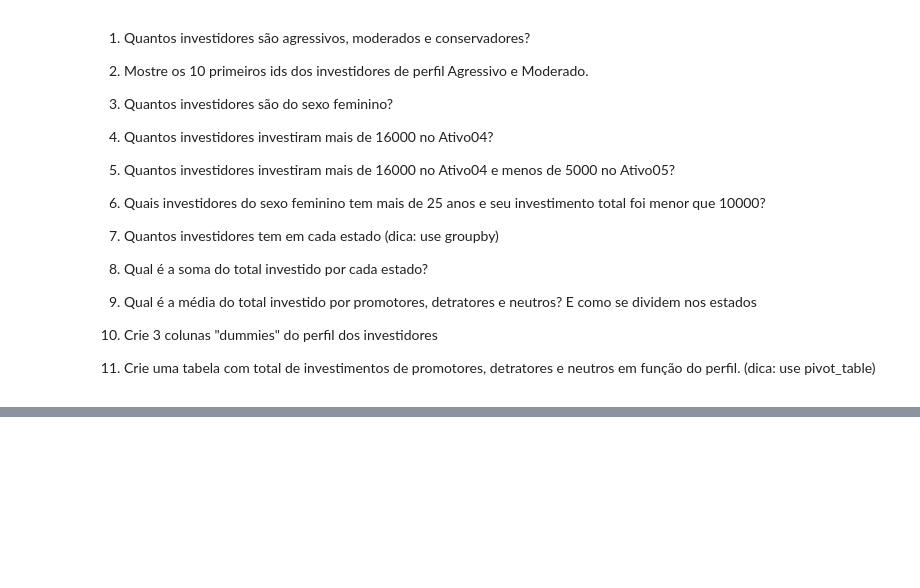
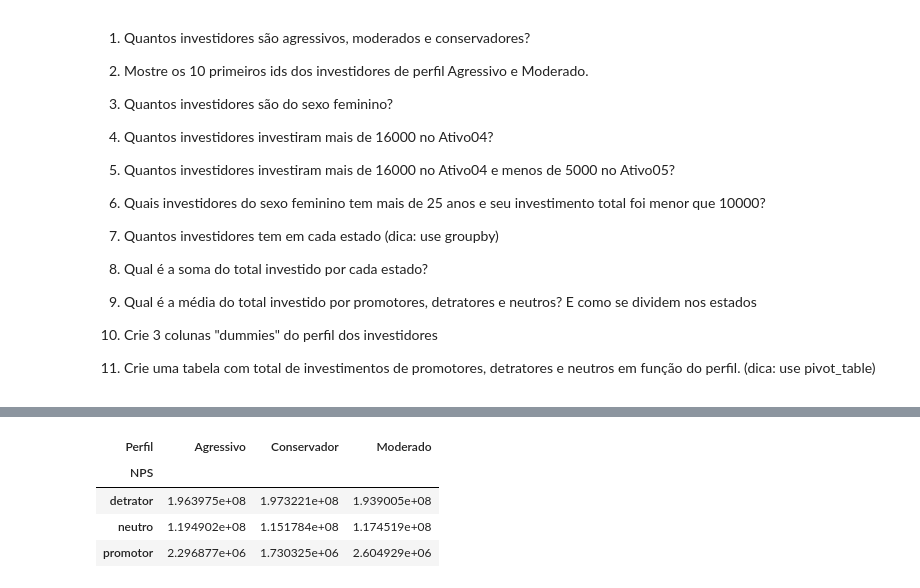
Before and after one commit to Gabriel-maio/Exercicios_ADA_Mod2, a Jupyter notebook: aula7/ExeAula7.ipynb, the cells around one changed output, grey strips where cells are left out. Saved outputs shown, nothing was run; the diff lists cells and outputs as text; code cells hidden in the pictures; blank space fills up the shorter version.

```diff
--- a/aula7/ExeAula7.ipynb
+++ b/aula7/ExeAula7.ipynb
@@ -169,0 +611,9 @@ cadastroFiltrado['Media'].median()
+# %%
+#11
+pd.pivot_table(cadastroFiltrado, values='Total', index='NPS', columns='Perfil', aggfunc='sum')
+# %% [output]
+| Perfil | Agressivo | Conservador | Moderado |
+| NPS |  |  |  |
+| detrator | 1.963975e+08 | 1.973221e+08 | 1.939005e+08 |
+| neutro | 1.194902e+08 | 1.151784e+08 | 1.174519e+08 |
+| promotor | 2.296877e+06 | 1.730325e+06 | 2.604929e+06 |
```
Also changed, not shown: parts of 42 cells of this notebook.
